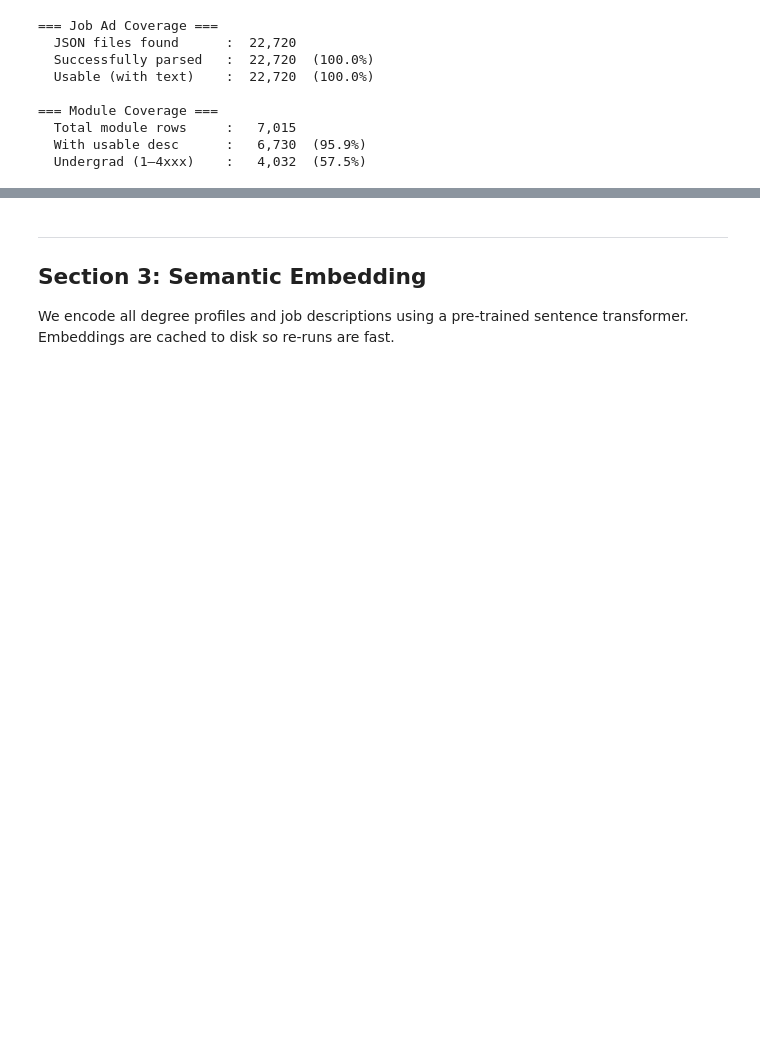
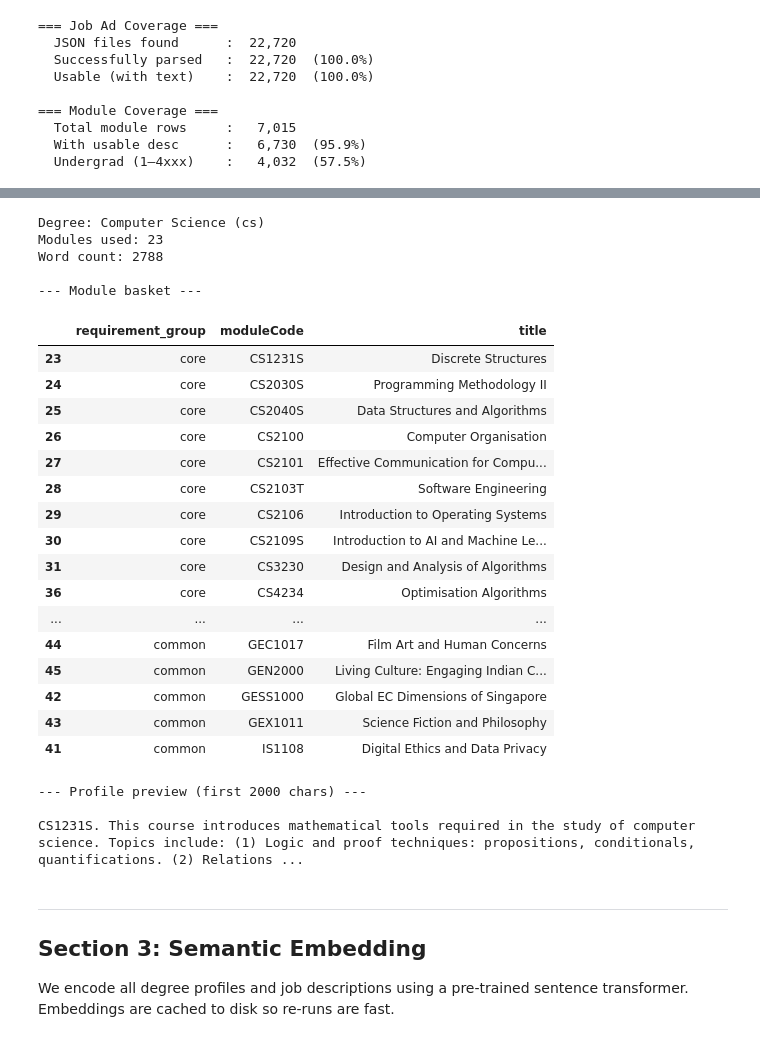
Before and after one commit to marcussyeo/DSA4264-Text-Group-3, a Jupyter notebook: notebooks/nus.ipynb, the cells around one changed output, grey strips where cells are left out. Drawn from its saved outputs; the diff is of its cells as text; code cells hidden in the pictures; blank space fills up the shorter version.

```diff
--- a/notebooks/nus.ipynb
+++ b/notebooks/nus.ipynb
@@ -347,10 +279,0 @@ Name: word_count, dtype: float64
-# %%
-# Sample profile — Computer Science
-cs = degree_profiles[degree_profiles['department'].str.contains('Computer', case=False)]
-if not cs.empty:
-    row = cs.iloc[0]
-    print(f'Degree: {row["department"]}  ({row["word_count"]} words)')
-    print('--- Profile preview (first 500 chars) ---')
-    print(row['profile_text'][:500], '...')
-else:
-    print(degree_profiles.iloc[0]['profile_text'][:500])
@@ -361,3 +438,49 @@ B.Eng. Dissertation. In this course, students will do a research project over tw
+# %%
+# Sample profile + module basket
+sample_degree_id = 'cs'   # change to: dsa, cs, cnm, ce, biz
+
+sample_profile = degree_profiles[degree_profiles['degree_id'] == sample_degree_id]
+sample_modules = degree_modules[degree_modules['degree_id'] == sample_degree_id].copy()
+
+if sample_profile.empty:
+    print(f'No profile found for degree_id={sample_degree_id!r}')
+else:
+    row = sample_profile.iloc[0]
+    print(f"Degree: {row['degree_name']} ({row['degree_id']})")
+    print(f"Modules used: {row['n_modules']}")
+    print(f"Word count: {row['word_count']}")
+
+    print('\n--- Module basket ---')
+    display(sample_modules[['requirement_group', 'moduleCode', 'title']].sort_values(['requirement_group', 'moduleCode']))
+
+    print('\n--- Profile preview (first 2000 chars) ---\n')
+    print(row['profile_text'][:2000])
+# %% [output]
+Degree: Computer Science (cs)
+Modules used: 23
+Word count: 2788
+
+--- Module basket ---
+|  | requirement_group | moduleCode | title |
+| 23 | core | CS1231S | Discrete Structures |
+| 24 | core | CS2030S | Programming Methodology II |
+| 25 | core | CS2040S | Data Structures and Algorithms |
+| 26 | core | CS2100 | Computer Organisation |
+| 27 | core | CS2101 | Effective Communication for Compu... |
+| 28 | core | CS2103T | Software Engineering |
+| 29 | core | CS2106 | Introduction to Operating Systems |
+| 30 | core | CS2109S | Introduction to AI and Machine Le... |
+| 31 | core | CS3230 | Design and Analysis of Algorithms |
+| 36 | core | CS4234 | Optimisation Algorithms |
+| ... | ... | ... | ... |
+| 44 | common | GEC1017 | Film Art and Human Concerns |
+| 45 | common | GEN2000 | Living Culture: Engaging Indian C... |
+| 42 | common | GESS1000 | Global EC Dimensions of Singapore |
+| 43 | common | GEX1011 | Science Fiction and Philosophy |
+| 41 | common | IS1108 | Digital Ethics and Data Privacy |
+--- Profile preview (first 2000 chars) ---
+
+CS1231S. This course introduces mathematical tools required in the study of computer science. Topics include: (1) Logic and proof techniques: propositions, conditionals, quantifications. (2) Relations ...
 # %% [markdown]
 ---
 ## Section 3: Semantic Embedding
```
Also changed, not shown: parts of 8 cells of this notebook.
